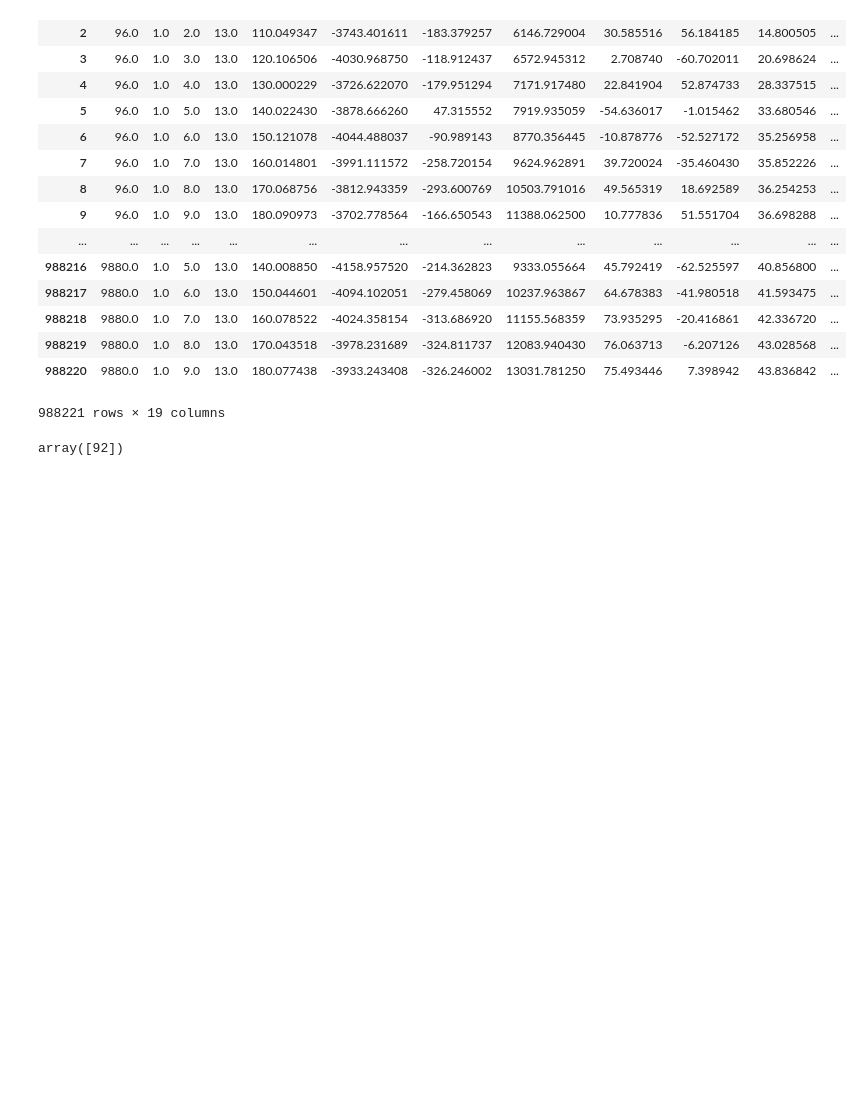
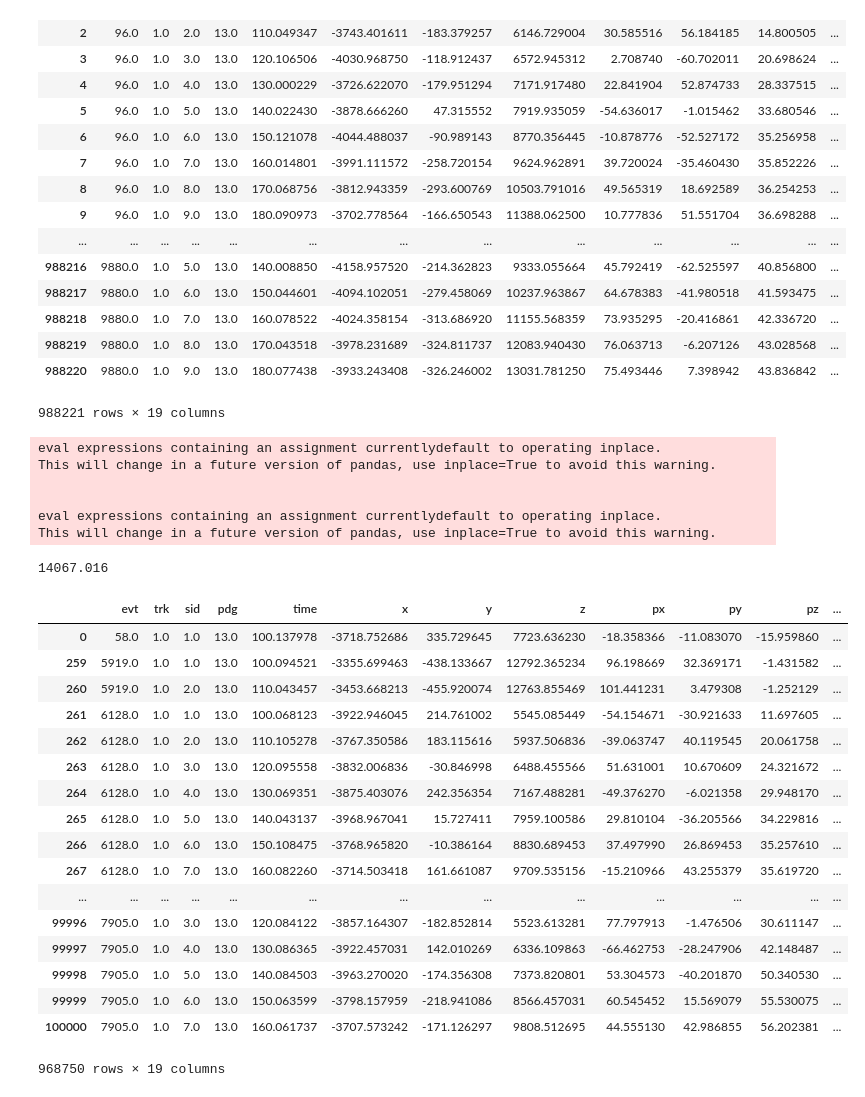
Before and after one commit to pollackscience/Mu2E, a Jupyter notebook: scripts/particle_trapping.ipynb, the cells around one changed output. Saved outputs shown, nothing was run; the diff lists cells and outputs as text; code cells hidden in the pictures; blank space fills up the shorter version.

```diff
--- a/scripts/particle_trapping.ipynb
+++ b/scripts/particle_trapping.ipynb
@@ -77,4 +72,37 @@ df_nttvd_oldest = df_nttvd[df_nttvd.runevt.isin(df_nttvd[df_nttvd.sid==990.0].ru
-# %%
-df_nttvd_oldest.groupby('sid').evt.count().unique()
-# %% [output]
-array([92])
+# %%
+df_nttvd_oldest = df_nttvd[(df_nttvd.runevt.isin(df_nttvd[df_nttvd.sid==890.0].runevt))&(df_nttvd.pdg==13.0)]
+df_nttvd_normal = df_nttvd[(~df_nttvd.runevt.isin(df_nttvd_oldest.runevt))&(df_nttvd.z>5000)&(df_nttvd.pdg==13.0)].sort_values(['runevt','sid']).ix[0:10000]
+df_nttvd_oldest.eval('x=x+3904')
+df_nttvd_normal.eval('x=x+3904')
+# %% [output]
+eval expressions containing an assignment currentlydefault to operating inplace.
+This will change in a future version of pandas, use inplace=True to avoid this warning.
+
+
+eval expressions containing an assignment currentlydefault to operating inplace.
+This will change in a future version of pandas, use inplace=True to avoid this warning.
+# %%
+df_nttvd_oldest.z.max()
+# %% [output]
+14067.016
+# %%
+df_nttvd_normal
+# %% [output]
+|  | evt | trk | sid | pdg | time | x | y | z | px | py | pz | ... |
+| 0 | 58.0 | 1.0 | 1.0 | 13.0 | 100.137978 | -3718.752686 | 335.729645 | 7723.636230 | -18.358366 | -11.083070 | -15.959860 | ... |
+| 259 | 5919.0 | 1.0 | 1.0 | 13.0 | 100.094521 | -3355.699463 | -438.133667 | 12792.365234 | 96.198669 | 32.369171 | -1.431582 | ... |
+| 260 | 5919.0 | 1.0 | 2.0 | 13.0 | 110.043457 | -3453.668213 | -455.920074 | 12763.855469 | 101.441231 | 3.479308 | -1.252129 | ... |
+| 261 | 6128.0 | 1.0 | 1.0 | 13.0 | 100.068123 | -3922.946045 | 214.761002 | 5545.085449 | -54.154671 | -30.921633 | 11.697605 | ... |
+| 262 | 6128.0 | 1.0 | 2.0 | 13.0 | 110.105278 | -3767.350586 | 183.115616 | 5937.506836 | -39.063747 | 40.119545 | 20.061758 | ... |
+| 263 | 6128.0 | 1.0 | 3.0 | 13.0 | 120.095558 | -3832.006836 | -30.846998 | 6488.455566 | 51.631001 | 10.670609 | 24.321672 | ... |
+| 264 | 6128.0 | 1.0 | 4.0 | 13.0 | 130.069351 | -3875.403076 | 242.356354 | 7167.488281 | -49.376270 | -6.021358 | 29.948170 | ... |
+| 265 | 6128.0 | 1.0 | 5.0 | 13.0 | 140.043137 | -3968.967041 | 15.727411 | 7959.100586 | 29.810104 | -36.205566 | 34.229816 | ... |
+| 266 | 6128.0 | 1.0 | 6.0 | 13.0 | 150.108475 | -3768.965820 | -10.386164 | 8830.689453 | 37.497990 | 26.869453 | 35.257610 | ... |
+| 267 | 6128.0 | 1.0 | 7.0 | 13.0 | 160.082260 | -3714.503418 | 161.661087 | 9709.535156 | -15.210966 | 43.255379 | 35.619720 | ... |
+| ... | ... | ... | ... | ... | ... | ... | ... | ... | ... | ... | ... | ... |
+| 99996 | 7905.0 | 1.0 | 3.0 | 13.0 | 120.084122 | -3857.164307 | -182.852814 | 5523.613281 | 77.797913 | -1.476506 | 30.611147 | ... |
+| 99997 | 7905.0 | 1.0 | 4.0 | 13.0 | 130.086365 | -3922.457031 | 142.010269 | 6336.109863 | -66.462753 | -28.247906 | 42.148487 | ... |
+| 99998 | 7905.0 | 1.0 | 5.0 | 13.0 | 140.084503 | -3963.270020 | -174.356308 | 7373.820801 | 53.304573 | -40.201870 | 50.340530 | ... |
+| 99999 | 7905.0 | 1.0 | 6.0 | 13.0 | 150.063599 | -3798.157959 | -218.941086 | 8566.457031 | 60.545452 | 15.569079 | 55.530075 | ... |
+| 100000 | 7905.0 | 1.0 | 7.0 | 13.0 | 160.061737 | -3707.573242 | -171.126297 | 9808.512695 | 44.555130 | 42.986855 | 56.202381 | ... |
+968750 rows × 19 columns
```
Also changed, not shown: parts of 23 cells of this notebook, 2 other files.
